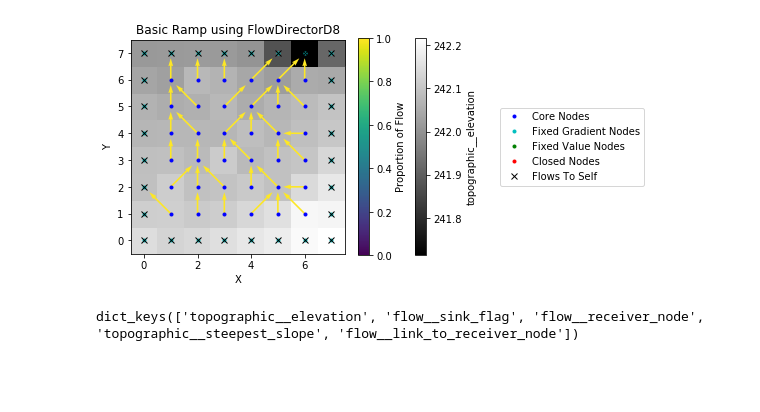
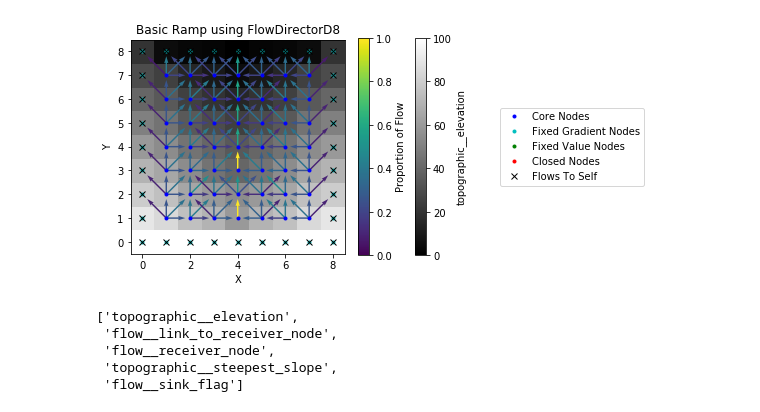
Before and after one commit to Simon-JW/slope_area_relations, a Jupyter notebook: flow_routing.ipynb, the cells around one changed output. Cells and saved outputs as stored; diff of their text form; code cells hidden in the pictures; blank space fills up the shorter version.

```diff
--- a/flow_routing.ipynb
+++ b/flow_routing.ipynb
@@ -59,11 +61,11 @@ plt.colorbar();
 # %%
 input_DEM = np.array([[100, 100, 100, 100, 100, 100, 100, 100, 100],
-                      [90, 80, 70, 50, 30, 50, 70, 80, 90],
-                      [80, 60, 40, 30, 20, 30, 40, 60, 80],
-                      [70, 55, 35, 25, 15, 25, 35, 55, 70],
-                      [60, 45, 25, 20, 10, 20, 25, 45, 60],
-                      [50, 35, 15, 10, 5, 10, 15, 35, 50],
-                      [40, 25, 10, 7, 3, 7, 10, 25, 40],
-                      [30, 15,  5, 4, 1,  4,  5, 15, 30],
+                      [90, 85, 75, 70, 60, 70, 75, 85, 90],
+                      [80, 75, 65, 60, 55, 60, 65, 75, 80],
+                      [70, 65, 55, 45, 40, 45, 55, 65, 70],
+                      [60, 55, 45, 40, 35, 40, 45, 55, 60],
+                      [50, 45, 35, 30, 25, 30, 35, 45, 50],
+                      [40, 35, 25, 20, 15, 20, 25, 35, 40],
+                      [30, 25, 15, 10, 5,  10,  15, 25, 30],
                       [20,  5, 3,  2, 0,  2,  3,  5, 20]], dtype = 'Float64')
 # %%
@@ -92,15 +108,19 @@ print(receivers)
 # %%
 #fd = FlowDirectorSteepest(mg1, diagonals = True);
-fd = FlowDirectorD8(mg1)
+fd = FlowDirectorMFD(mg1, diagonals = True)
 fd.run_one_step();
 plt.figure();
 drainage_plot(mg1, title='Basic Ramp using FlowDirectorD8');
 # %% [output]
-[figure, old version]
+[figure, new version]
 # %%
  mg1.at_node.keys()
 # %% [output]
-dict_keys(['topographic__elevation', 'flow__sink_flag', 'flow__receiver_node', 'topographic__steepest_slope', 'flow__link_to_receiver_node'])
+['topographic__elevation',
+ 'flow__link_to_receiver_node',
+ 'flow__receiver_node',
+ 'topographic__steepest_slope',
+ 'flow__sink_flag']
 # %%
 fd = FlowDirectorMFD(mg1, diagonals=True)
 fd.run_one_step()
```
Also changed, not shown: parts of 6 cells of this notebook, 19 other files.
